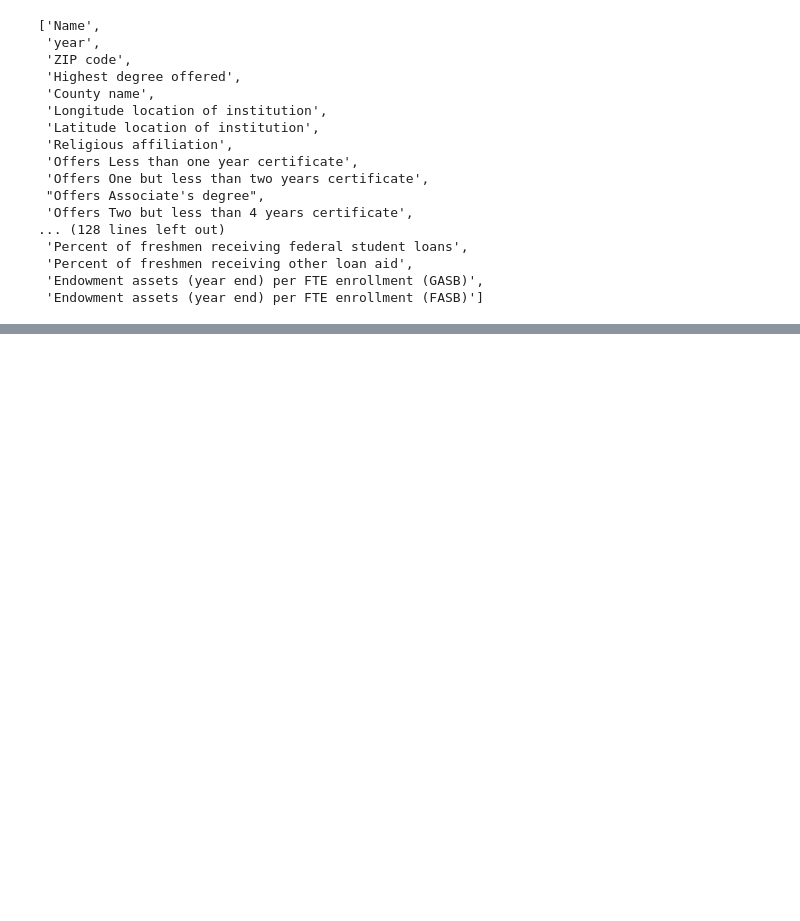
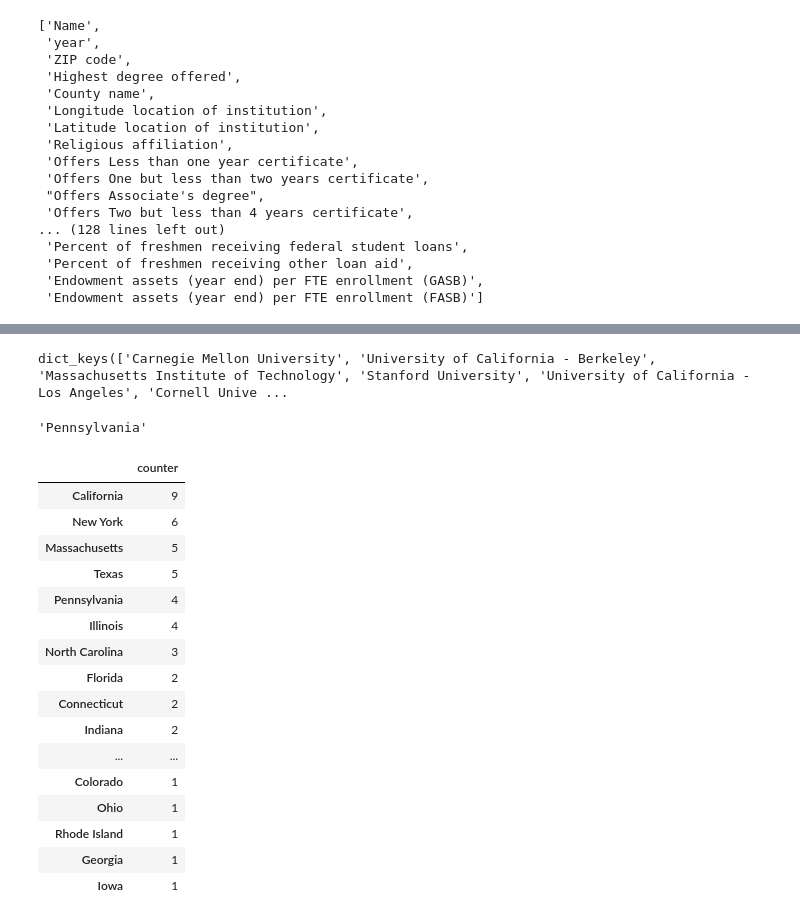
Before and after one commit to ympaik87/keep_your_dreams_alive, a Jupyter notebook: 04-job_listing.ipynb, the cells around one changed output, grey strips where cells are left out. Drawn from its saved outputs; the diff is of its cells as text; code cells hidden in the pictures; blank space fills up the shorter version.

```diff
--- a/04-job_listing.ipynb
+++ b/04-job_listing.ipynb
@@ -322,0 +324,8 @@ states = {
+# %%
+faculties_dic.keys()
+# %% [output]
+dict_keys(['Carnegie Mellon University', 'University of California - Berkeley', 'Massachusetts Institute of Technology', 'Stanford University', 'University of California - Los Angeles', 'Cornell Unive ...
+# %%
+get_school_info('Carnegie Mellon University')['State abbreviation'].values[0]
+# %% [output]
+'Pennsylvania'
@@ -322,0 +336,20 @@ states = {
+# %%
+pd.DataFrame(collections.Counter(li), index=['counter']).T.sort_values(ascending=False, by=['counter'])
+# %% [output]
+|  | counter |
+| California | 9 |
+| New York | 6 |
+| Massachusetts | 5 |
+| Texas | 5 |
+| Pennsylvania | 4 |
+| Illinois | 4 |
+| North Carolina | 3 |
+| Florida | 2 |
+| Connecticut | 2 |
+| Indiana | 2 |
+| ... | ... |
+| Colorado | 1 |
+| Ohio | 1 |
+| Rhode Island | 1 |
+| Georgia | 1 |
+| Iowa | 1 |
```
Also changed, not shown: parts of 25 cells of this notebook, 2 other files.
